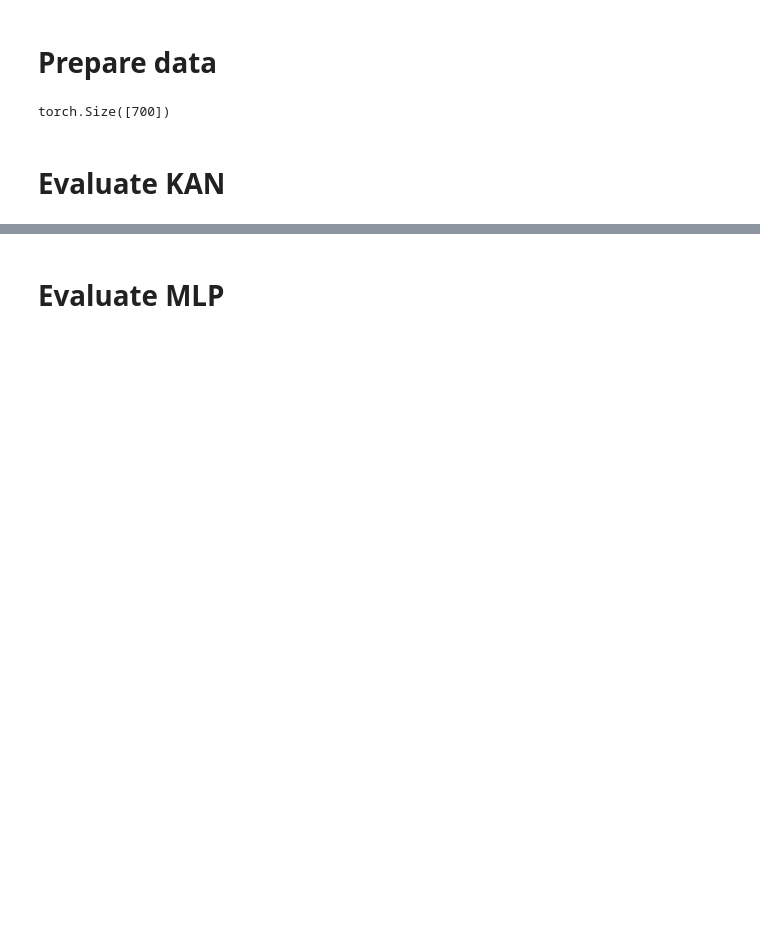
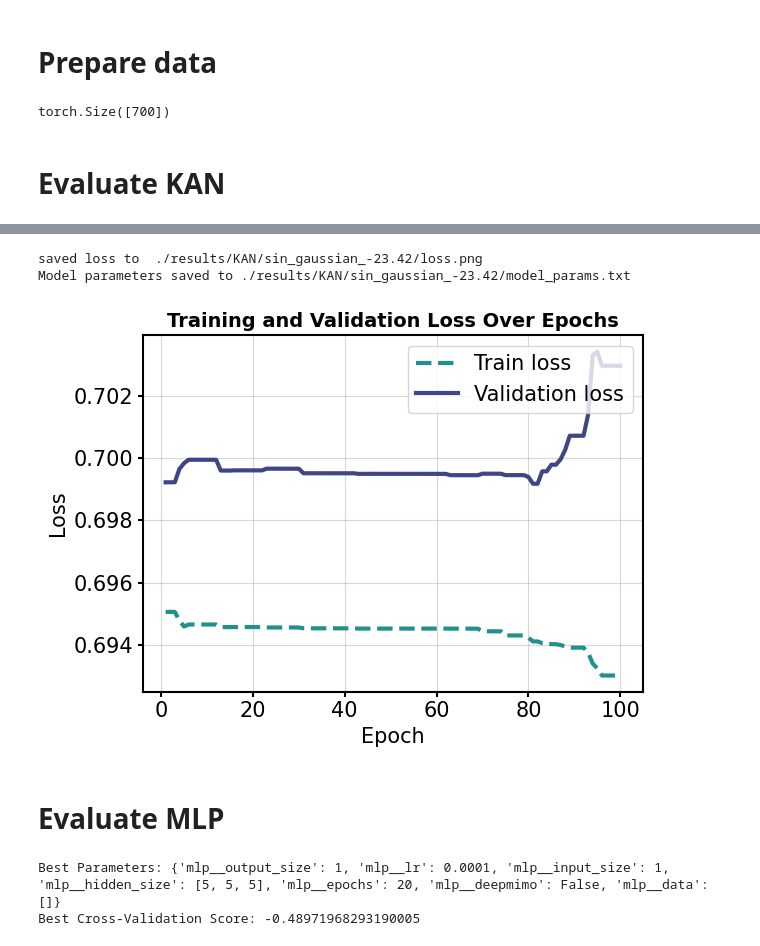
Before and after one commit to zeshenbao/KAN-Kolmogorov-Arnold-Networks, a Jupyter notebook: evaluate_models.ipynb, the cells around one changed output, grey strips where cells are left out. Saved outputs shown, nothing was run; the diff lists cells and outputs as text; code cells hidden in the pictures; blank space fills up the shorter version.

```diff
--- a/evaluate_models.ipynb
+++ b/evaluate_models.ipynb
@@ -338,7 +141,11 @@ if deepmimo:
 #torch.sum(np.abs(y_preds['preds'][0] - tensors['test'][1][:1,:]))
 # %%
 # plot loss
-kan_model.plot_loss(loss_data=loss_data, save=False)
+kan_model.plot_loss(loss_data=loss_data, save=True)
+# %% [output]
+saved loss to  ./results/KAN/sin_gaussian_-23.42/loss.png
+Model parameters saved to ./results/KAN/sin_gaussian_-23.42/model_params.txt
+[figure, added]
 # %% [markdown]
 # Evaluate MLP
 # %%
@@ -359,11 +166,11 @@ else:
     param_grid = {
         'mlp__data': [tensors],
         'mlp__input_size': [1],
-        'mlp__hidden_size': [[3], [3, 3], [3, 3, 3], [5], [5, 5], [5, 5, 5], [7], [7, 7], [7, 7, 7]],
+        'mlp__hidden_size': [[1], [2], [3], [3, 3], [3, 3, 3], [5], [5, 5], [5, 5, 5], [7], [7, 7], [7, 7, 7]],
         'mlp__output_size': [1],
-        'mlp__epochs': [20, 21],
+        'mlp__epochs': [20],
         'mlp__deepmimo': [False],
-        'mlp__lr': [0.001]
+        'mlp__lr': [0.001, 0.0001]
     }
 
 
@@ -394,5 +201,8 @@ print("Best Parameters:", grid_search.best_params_)
 print("Best Cross-Validation Score:", grid_search.best_score_)
 
 opt_params_MLP = grid_search.best_params_
+# %% [output]
+Best Parameters: {'mlp__output_size': 1, 'mlp__lr': 0.0001, 'mlp__input_size': 1, 'mlp__hidden_size': [5, 5, 5], 'mlp__epochs': 20, 'mlp__deepmimo': False, 'mlp__data': []}
+Best Cross-Validation Score: -0.48971968293190005
 # %%
 # evaluate KAN with optimal params
```
Also changed, not shown: parts of 8 cells of this notebook, 58 other files.
